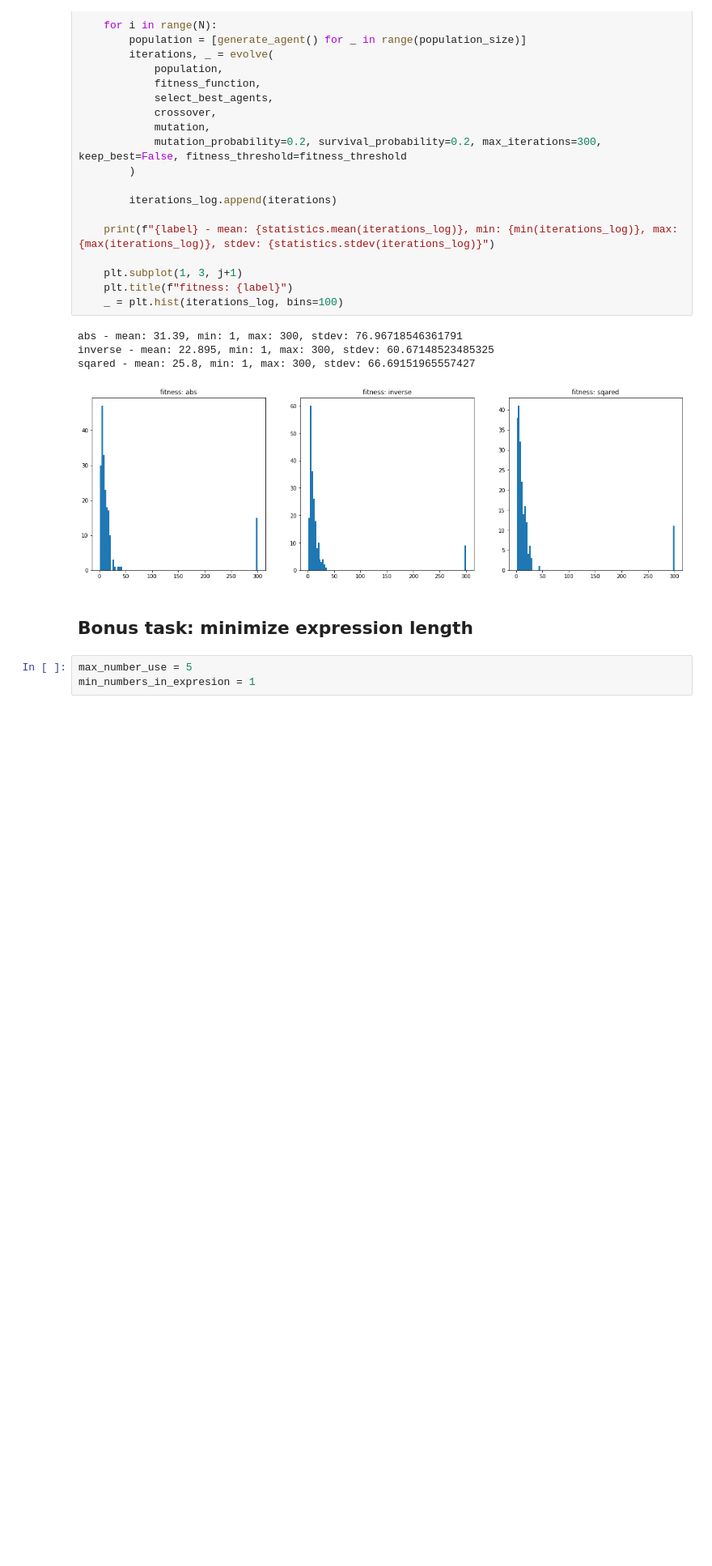
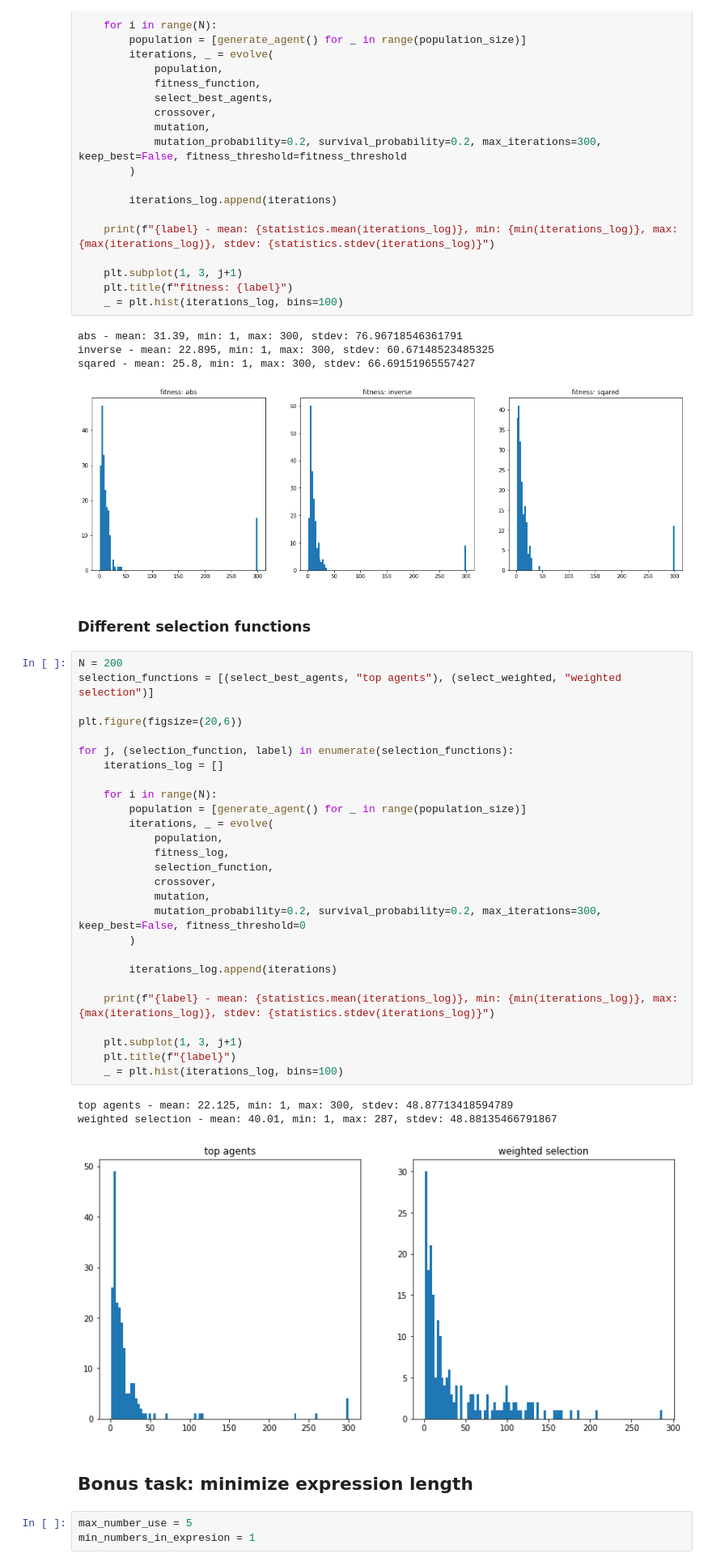
Before and after one commit to njezersek/Inteligent-Systems-assignment1, a Jupyter notebook: assignment.ipynb, the cells around one changed output. Shown at 81% size. Cells and saved outputs as stored; diff of their text form; blank space fills up the shorter version.

Commit message:
Different wheight functions

```diff
--- a/assignment.ipynb
+++ b/assignment.ipynb
@@ -580,6 +589,39 @@ abs - mean: 31.39, min: 1, max: 300, stdev: 76.96718546361791
 inverse - mean: 22.895, min: 1, max: 300, stdev: 60.67148523485325
 sqared - mean: 25.8, min: 1, max: 300, stdev: 66.69151965557427
 [figure]
+# %% [markdown]
+### Different selection functions
+# %%
+N = 200
+selection_functions = [(select_best_agents, "top agents"), (select_weighted, "weighted selection")]
+
+plt.figure(figsize=(20,6))
+
+for j, (selection_function, label) in enumerate(selection_functions):
+    iterations_log = []
+
+    for i in range(N):
+        population = [generate_agent() for _ in range(population_size)]
+        iterations, _ = evolve(
+            population,
+            fitness_log,
+            selection_function,
+            crossover,
+            mutation,
+            mutation_probability=0.2, survival_probability=0.2, max_iterations=300, keep_best=False, fitness_threshold=0
+        )
+
+        iterations_log.append(iterations)
+
+    print(f"{label} - mean: {statistics.mean(iterations_log)}, min: {min(iterations_log)}, max: {max(iterations_log)}, stdev: {statistics.stdev(iterations_log)}")
+
+    plt.subplot(1, 3, j+1)
+    plt.title(f"{label}")
+    _ = plt.hist(iterations_log, bins=100)
+# %% [output]
+top agents - mean: 22.125, min: 1, max: 300, stdev: 48.87713418594789
+weighted selection - mean: 40.01, min: 1, max: 287, stdev: 48.88135466791867
+[figure, added]
 # %% [markdown]
 ## Bonus task: minimize expression length
 # %%
```
Also changed, not shown: parts of 7 cells of this notebook.
